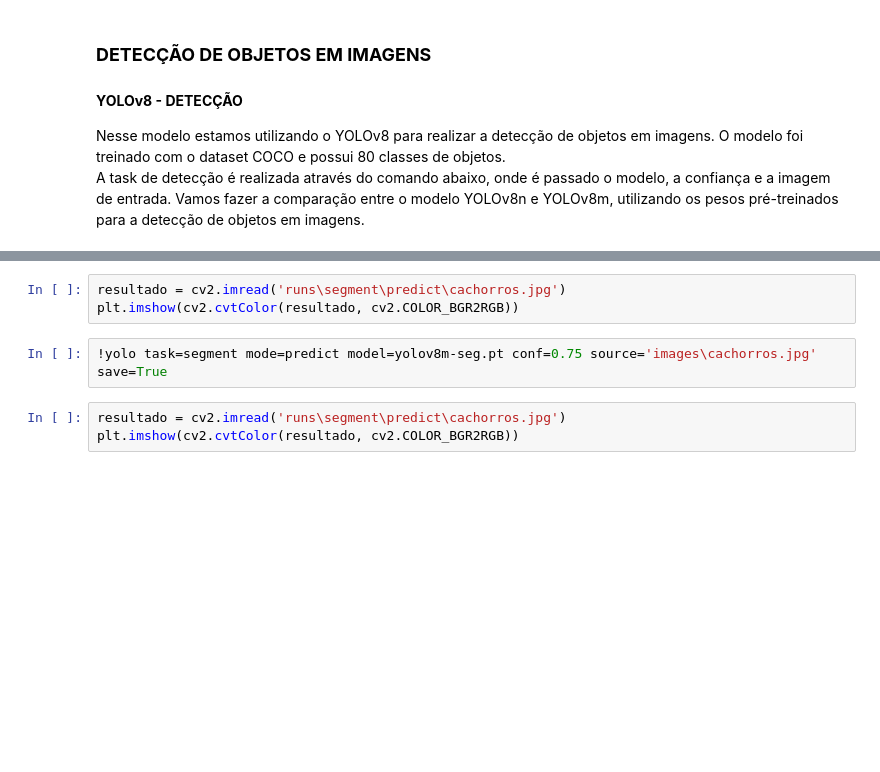
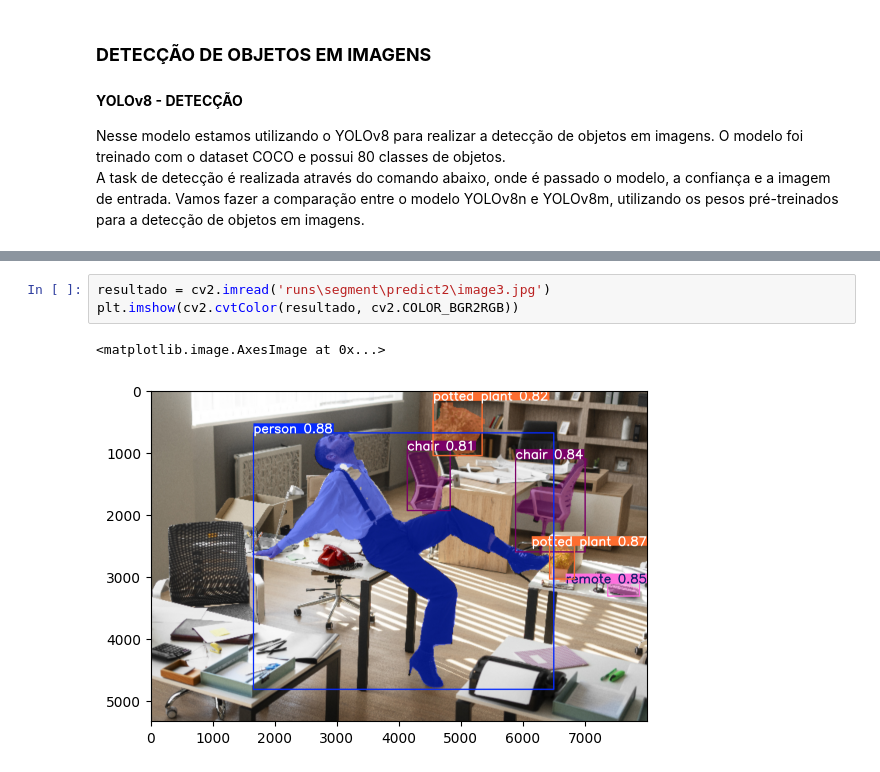
Before and after one commit to Mauricio-Pereira/CP01-DISRUPTIVE-AI, a Jupyter notebook: Image Detection/IMAGE-DETECTION.ipynb, the cells around one changed output, grey strips where cells are left out. Drawn from its saved outputs; the diff is of its cells as text; blank space fills up the shorter version.

```diff
--- a/Image Detection/IMAGE-DETECTION.ipynb
+++ b/Image Detection/IMAGE-DETECTION.ipynb
@@ -29,8 +92,6 @@ plt.imshow(cv2.cvtColor(resultado, cv2.COLOR_BGR2RGB))
 # %%
-resultado = cv2.imread('runs\segment\predict\cachorros.jpg')
+resultado = cv2.imread('runs\segment\predict2\image3.jpg')
 plt.imshow(cv2.cvtColor(resultado, cv2.COLOR_BGR2RGB))
+# %% [output]
+<matplotlib.image.AxesImage at 0x...>
+[figure, added]
-# %%
-!yolo task=segment mode=predict model=yolov8m-seg.pt conf=0.75 source='images\cachorros.jpg' save=True
-# %%
-resultado = cv2.imread('runs\segment\predict\cachorros.jpg')
-plt.imshow(cv2.cvtColor(resultado, cv2.COLOR_BGR2RGB))
```
Also changed, not shown: parts of 10 cells of this notebook, 25 other files.
